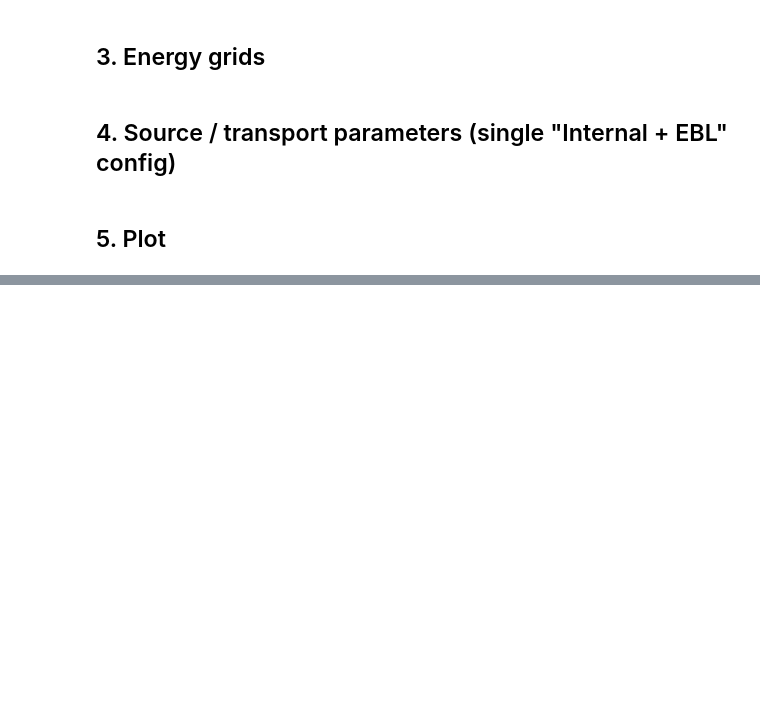
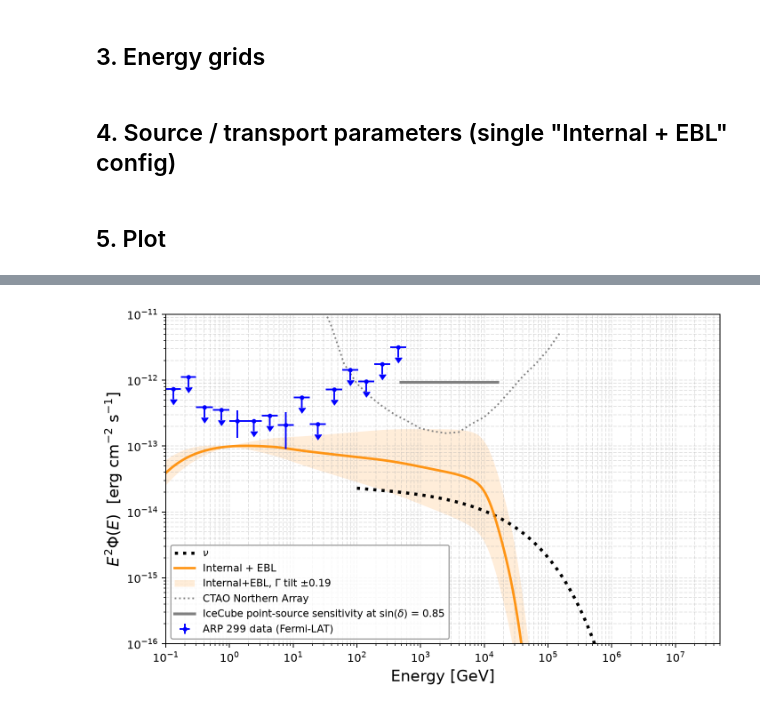
Before and after one commit to YarnoMerckx/neutrino-flux-GOALS-galaxies, a Jupyter notebook: notebooks/ARP299_casestudy.ipynb, the cells around one changed output, grey strips where cells are left out. Cells and saved outputs as stored; diff of their text form; code cells hidden in the pictures; blank space fills up the shorter version.

Commit message:
Vizier gamma data io Scaling

```diff
--- a/notebooks/ARP299_casestudy.ipynb
+++ b/notebooks/ARP299_casestudy.ipynb
@@ -241,0 +134,78 @@ plt.show()
+# %%
+plt.figure(figsize=(8, 5), dpi=180)
+
+# Neutrino curve (not affected by internal/EBL absorption)
+F_nu = Flux(
+    E_nu, BASELINE_PARAMS['R'], BASELINE_PARAMS['v_wind'], BASELINE_PARAMS['nism'],
+    BASELINE_PARAMS['H'], BASELINE_PARAMS['gammasn'], BASELINE_PARAMS['pmax'],
+    BASELINE_PARAMS['RSN'], BASELINE_PARAMS['D_L'],
+) * GEV_TO_ERG
+plt.loglog(E_nu, F_nu, linestyle=':', linewidth=2.8, color="black", label=r"$\nu$")
+
+# Gamma-ray curve, Internal absorption + EBL only
+F_gamma = Flux_gamma(
+    E_gamma, BASELINE_PARAMS['R'], BASELINE_PARAMS['v_wind'], BASELINE_PARAMS['nism'],
+    BASELINE_PARAMS['H'], BASELINE_PARAMS['gammasn'], BASELINE_PARAMS['pmax'],
+    BASELINE_PARAMS['RSN'], BASELINE_PARAMS['D_L'],
+    z=GAMMA_KWARGS['z'],
+    internal_abs=GAMMA_KWARGS['internal_abs'],
+    T_dust=GAMMA_KWARGS['T_dust'],
+    escape_model=GAMMA_KWARGS['escape_model'],
+) * GEV_TO_ERG
+plt.loglog(E_gamma, F_gamma, linestyle='-', linewidth=2.2, color="darkorange",
+           alpha=0.9, label="Internal + EBL")
+
+# Uncertainty band on the Internal+EBL prediction itself: no separate
+# error bars exist for the model's physical parameters (nism, gammasn,
+# etc.), so instead apply the same +/-0.19 spectral-index uncertainty
+# (ARP299_GAMMA_ERR, Table 2) directly to the predicted curve, pivoted
+# at the same 1 GeV anchor energy. This tilts the whole predicted shape
+# (absorption features included) around 1 GeV without changing its
+# value there, showing how much the slope uncertainty alone could shift
+# the theoretical prediction.
+_F_gamma_tilt_lo = F_gamma * (E_gamma / ARP299_E0_GEV) ** (-ARP299_GAMMA_ERR)
+_F_gamma_tilt_hi = F_gamma * (E_gamma / ARP299_E0_GEV) ** (ARP299_GAMMA_ERR)
+F_gamma_band_lo = np.minimum(_F_gamma_tilt_lo, _F_gamma_tilt_hi)
+F_gamma_band_hi = np.maximum(_F_gamma_tilt_lo, _F_gamma_tilt_hi)
+plt.fill_between(
+    E_gamma, F_gamma_band_lo, F_gamma_band_hi,
+    color='darkorange', alpha=0.15, linewidth=0,
+    label=r'Internal+EBL, $\Gamma$ tilt $\pm 0.19$',
+)
+
+# CTAO North sensitivity
+plt.plot(X_north, Y_north, color="gray", label="CTAO Northern Array", ls='dotted')
+
+# IceCube point-source sensitivity
+plt.plot(
+    E_sens_icecube, Flux_sens_icecube,
+    label=r"IceCube point-source sensitivity at sin($\delta$) = 0.85",
+    color='grey', linewidth=2.5,
+)
+
+# ARP 299 detections (Fermi-LAT, Ajello+2020 VizieR catalog)
+plt.errorbar(
+    XARP299data, YARP299data,
+    xerr=[XARP299data - XminARP299data, XmaxARP299data - XARP299data],
+    yerr=[YARP299data - YminARP299data, YmaxARP299data - YARP299data],
+    fmt='.', color='blue', label='ARP 299 data (Fermi-LAT)'
+)
+
+# ARP 299 upper limits (Fermi-LAT, Ajello+2020 VizieR catalog)
+plt.errorbar(
+    XARP299upper, YARP299upper,
+    xerr=[XARP299upper - XminARP299upper, XmaxARP299upper - XARP299upper],
+    yerr=YARP299upper - YminARP299upper,
+    fmt='.', color='blue', uplims=True
+)
+
+plt.ylim(1e-16, 1e-11)
+plt.xlim(1e-1, 5e7)
+plt.xlabel("Energy [GeV]", fontsize=14)
+plt.ylabel(r"$E^2 \Phi(E)$  [erg cm$^{-2}$ s$^{-1}$]", fontsize=14)
+plt.grid(True, which="both", ls="--", alpha=0.35)
+plt.legend(fontsize=9, loc="lower left", frameon=True, facecolor="white", edgecolor="gray")
+plt.tight_layout()
+plt.show()
+# %% [output]
+[figure, added]
```
Also changed, not shown: parts of 3 cells of this notebook, 7 other files.
